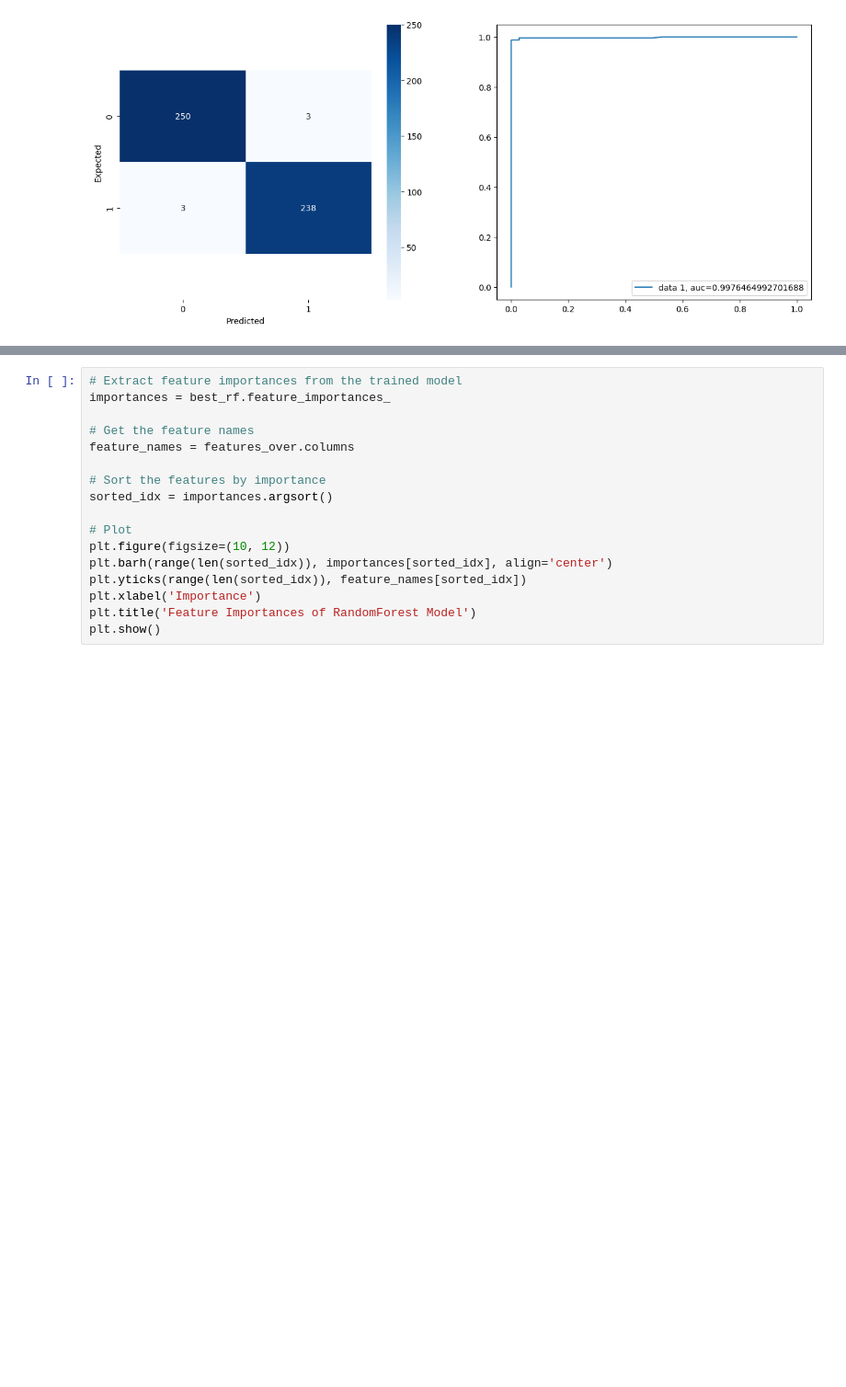
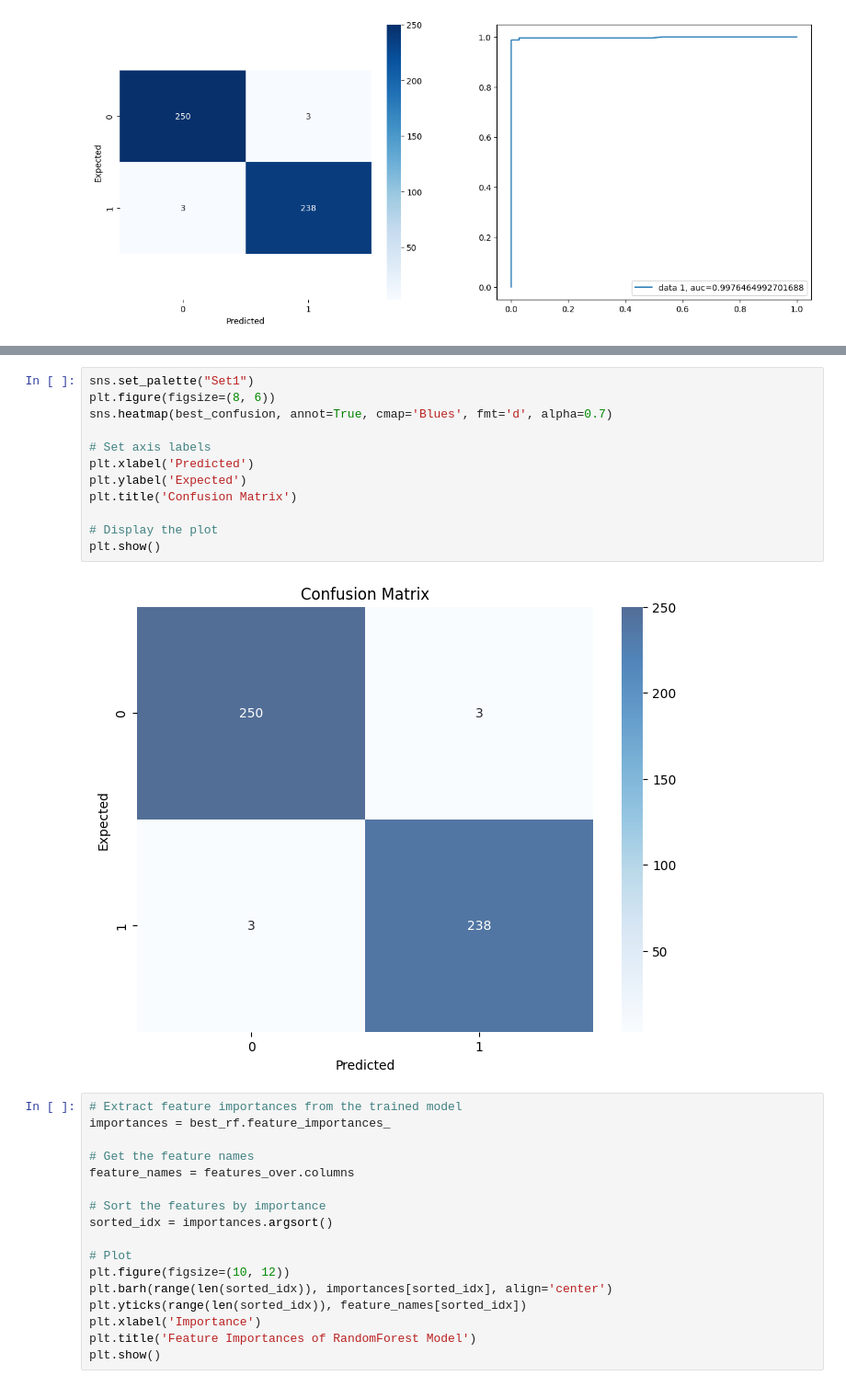
Before and after one commit to jmfsilvaj/HR-Analytics-Employee_Attrition, a Jupyter notebook: model_final.ipynb, the cells around one changed output, grey strips where cells are left out. Shown at 92% size. Drawn from its saved outputs; the diff is of its cells as text; blank space fills up the shorter version.

```diff
--- a/model_final.ipynb
+++ b/model_final.ipynb
@@ -428,6 +430,20 @@ plt.title('Confusion Matrix')
 plt.show()
 # %% [output]
 [figure]
+# %%
+sns.set_palette("Set1")
+plt.figure(figsize=(8, 6))
+sns.heatmap(best_confusion, annot=True, cmap='Blues', fmt='d', alpha=0.7)
+
+# Set axis labels
+plt.xlabel('Predicted')
+plt.ylabel('Expected')
+plt.title('Confusion Matrix')
+
+# Display the plot
+plt.show()
+# %% [output]
+[figure, added]
 # %%
 # Extract feature importances from the trained model
 importances = best_rf.feature_importances_
```
Also changed, not shown: parts of 8 cells of this notebook, 2 other files.
